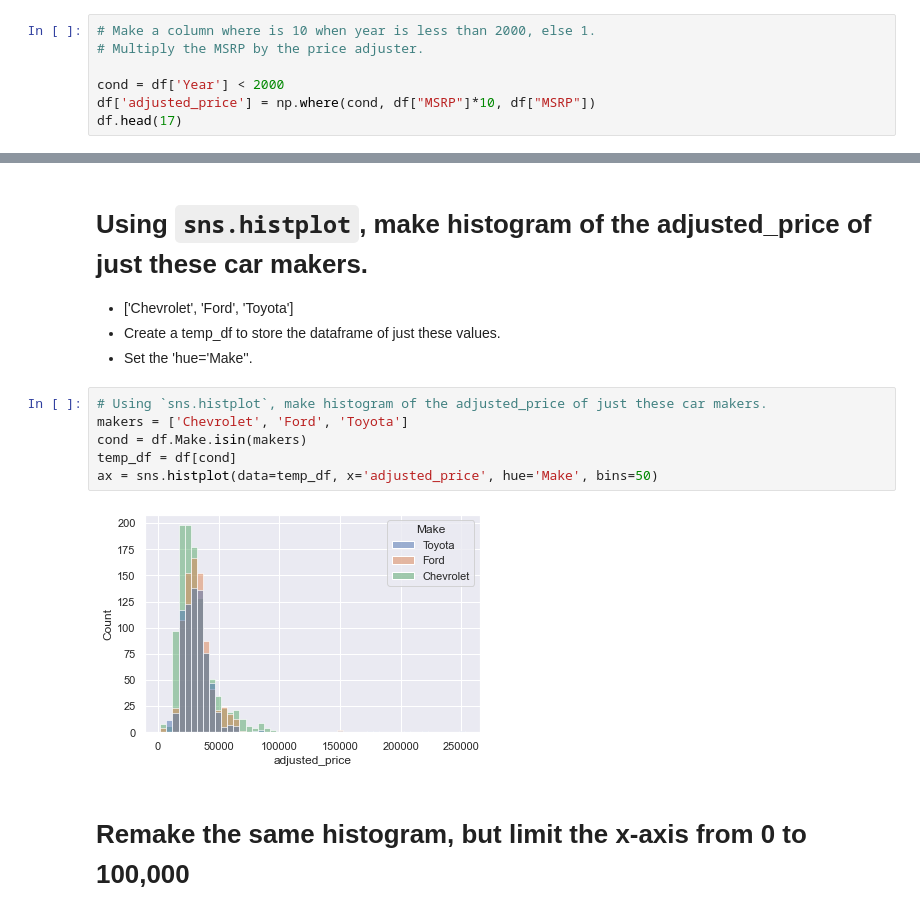
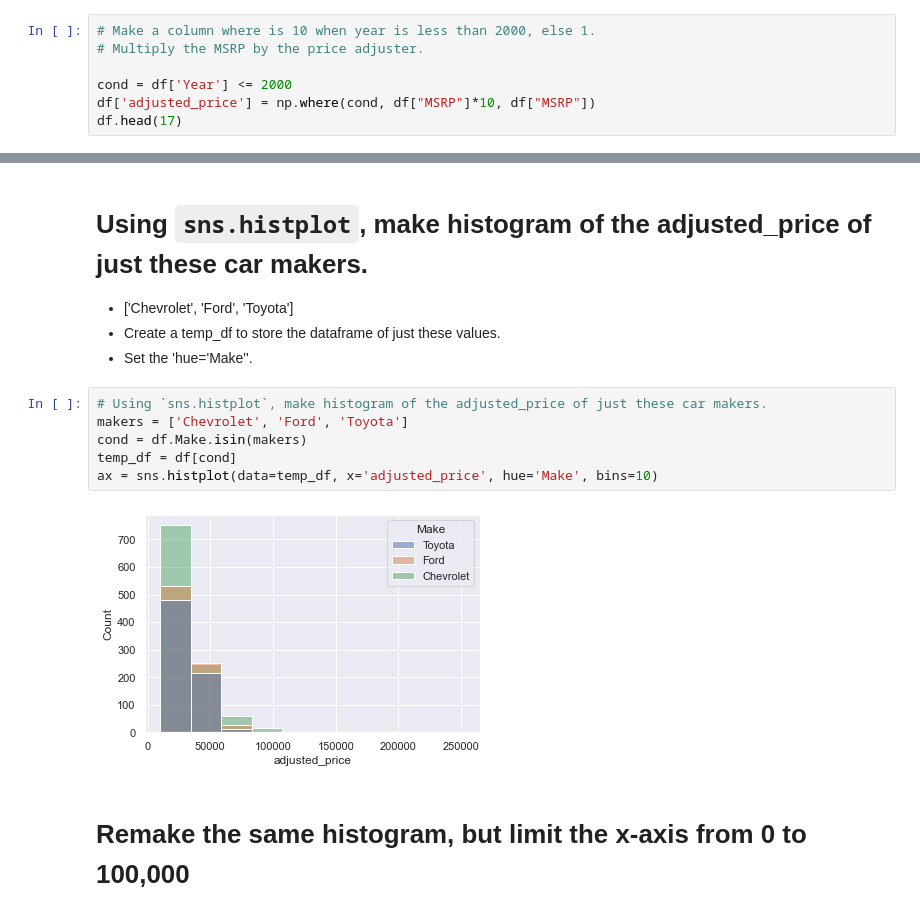
Before and after one commit to hMRZQ21/2022-fall-data-science, a Jupyter notebook: Week-02-EDA/Exercise-EDA.ipynb, the cells around one changed output, grey strips where cells are left out. Drawn from its saved outputs; the diff is of its cells as text.

```diff
--- a/Week-02-EDA/Exercise-EDA.ipynb
+++ b/Week-02-EDA/Exercise-EDA.ipynb
@@ -135,7 +136,7 @@ Make a new column that is called `adjusted_price`, that contains all prices, how
 # Make a column where is 10 when year is less than 2000, else 1.
 # Multiply the MSRP by the price adjuster.
 
-cond = df['Year'] < 2000
+cond = df['Year'] <= 2000
 df['adjusted_price'] = np.where(cond, df["MSRP"]*10, df["MSRP"])
 df.head(17)
 # %% [output]
@@ -199,11 +204,11 @@ Name: highway MPG, dtype: int64
 # %%
 # Using `sns.histplot`, make histogram of the adjusted_price of just these car makers.
 makers = ['Chevrolet', 'Ford', 'Toyota']
 cond = df.Make.isin(makers)
 temp_df = df[cond]
-ax = sns.histplot(data=temp_df, x='adjusted_price', hue='Make', bins=50)
+ax = sns.histplot(data=temp_df, x='adjusted_price', hue='Make', bins=10)
 # %% [output]
-[figure, old version]
+[figure, new version]
 # %% [markdown]
 # Remake the same histogram, but limit the x-axis from 0 to 100,000
 # %%
```
Also changed, not shown: parts of 5 cells of this notebook.
